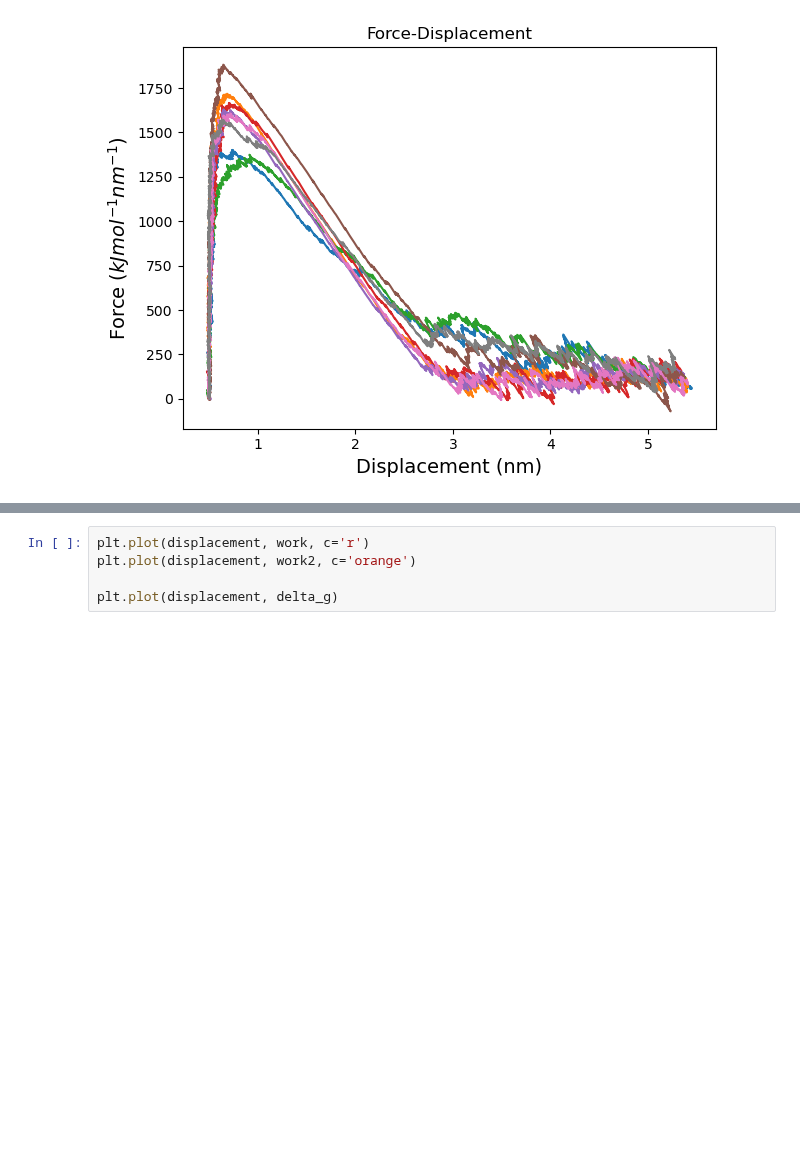
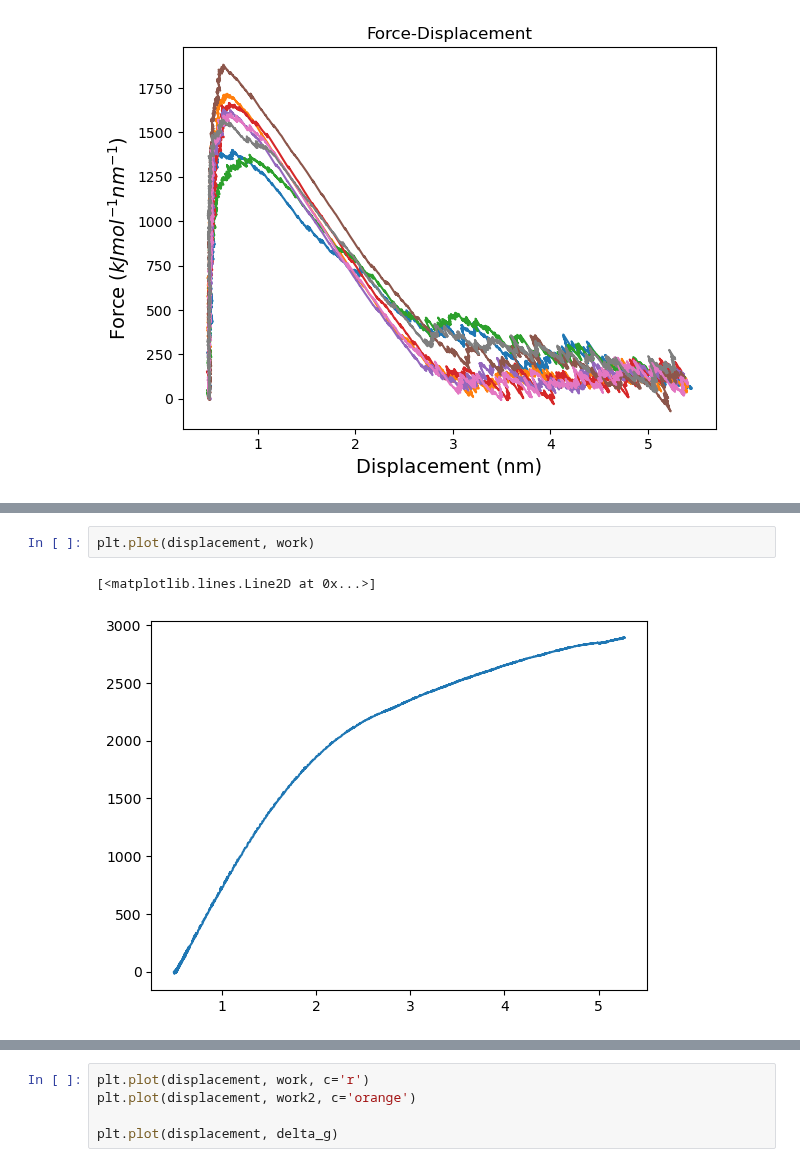
Before and after one commit to lorenzopallante/BiomeccanicaMultiscala, a Jupyter notebook: LAB/08-SMD/08-SteeredMD.ipynb, the cells around one changed output, grey strips where cells are left out. Cells and saved outputs as stored; diff of their text form; blank space fills up the shorter version.

```diff
--- a/LAB/08-SMD/08-SteeredMD.ipynb
+++ b/LAB/08-SMD/08-SteeredMD.ipynb
@@ -698,3 +714,8 @@ plt.tight_layout()
+# %%
+plt.plot(displacement, work)
+# %% [output]
+[<matplotlib.lines.Line2D at 0x...>]
+[figure, added]
 # %%
 temperature = 300 # K
 boltzmann = 8.314 # J/mol/K
```
Also changed, not shown: parts of 5 cells of this notebook.
